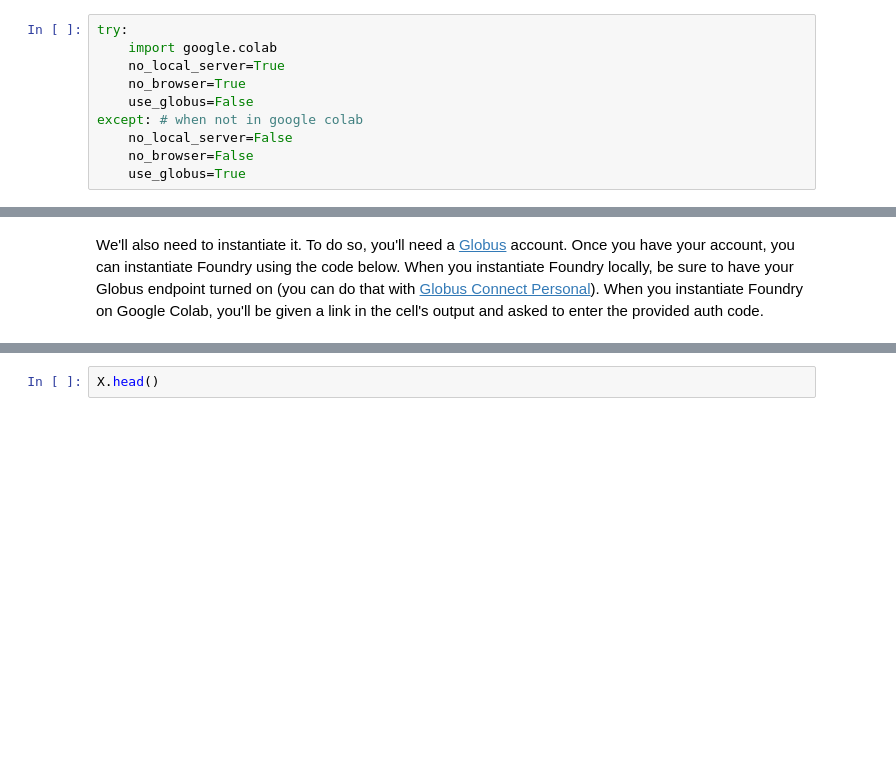
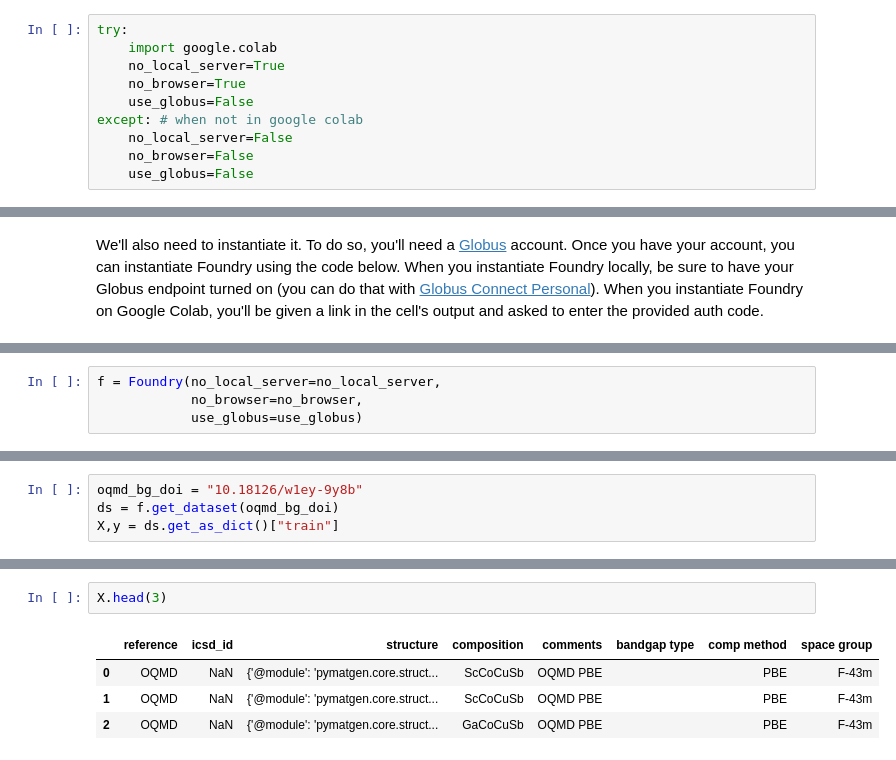
Before and after one commit to MLMI2-CSSI/foundry, a Jupyter notebook: examples/oqmd/oqmd.ipynb, the cells around one changed output, grey strips where cells are left out. Cells and saved outputs as stored; diff of their text form; blank space fills up the shorter version.

```diff
--- a/examples/oqmd/oqmd.ipynb
+++ b/examples/oqmd/oqmd.ipynb
@@ -25,7 +25,7 @@ try:
 except: # when not in google colab
     no_local_server=False
     no_browser=False
-    use_globus=True
+    use_globus=False
 # %% [markdown]
 # Installing Foundry
 First we'll need to install Foundry. If you're using Google Colab, this code block will install this package into the Colab environment.
@@ -74,0 +44,4 @@ TransferAPIError: ('POST', 'https://transfer.api.globus.org/v0.10/transfer', 'Be
+# %%
+f = Foundry(no_local_server=no_local_server,
+            no_browser=no_browser,
+            use_globus=use_globus)
@@ -74,0 +50,4 @@ TransferAPIError: ('POST', 'https://transfer.api.globus.org/v0.10/transfer', 'Be
+# %%
+oqmd_bg_doi = "10.18126/w1ey-9y8b"
+ds = f.get_dataset(oqmd_bg_doi)
+X,y = ds.get_as_dict()["train"]
@@ -75,2 +71,7 @@ TransferAPIError: ('POST', 'https://transfer.api.globus.org/v0.10/transfer', 'Be
 # %%
-X.head()
+X.head(3)
+# %% [output]
+|  | reference | icsd_id | structure | composition | comments | bandgap type | comp method | space group |
+| 0 | OQMD | NaN | {'@module': 'pymatgen.core.struct... | ScCoCuSb | OQMD PBE |  | PBE | F-43m |
+| 1 | OQMD | NaN | {'@module': 'pymatgen.core.struct... | ScCoCuSb | OQMD PBE |  | PBE | F-43m |
+| 2 | OQMD | NaN | {'@module': 'pymatgen.core.struct... | GaCoCuSb | OQMD PBE |  | PBE | F-43m |
```
Also changed, not shown: parts of 10 cells of this notebook, 8 other files.
